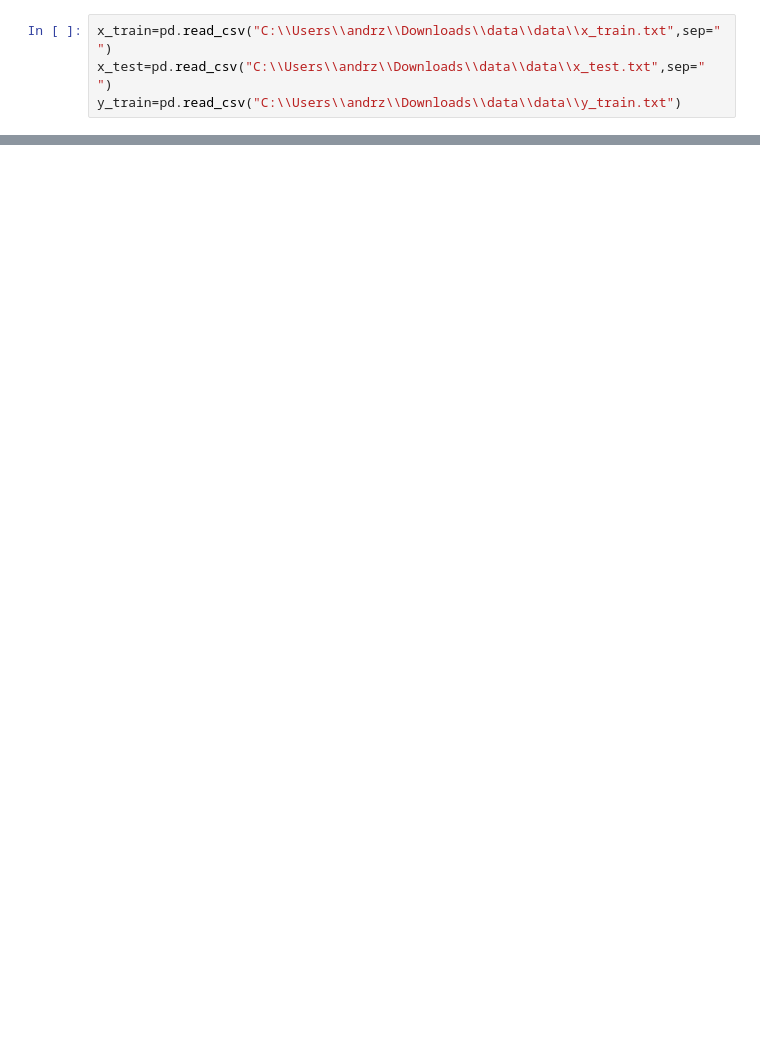
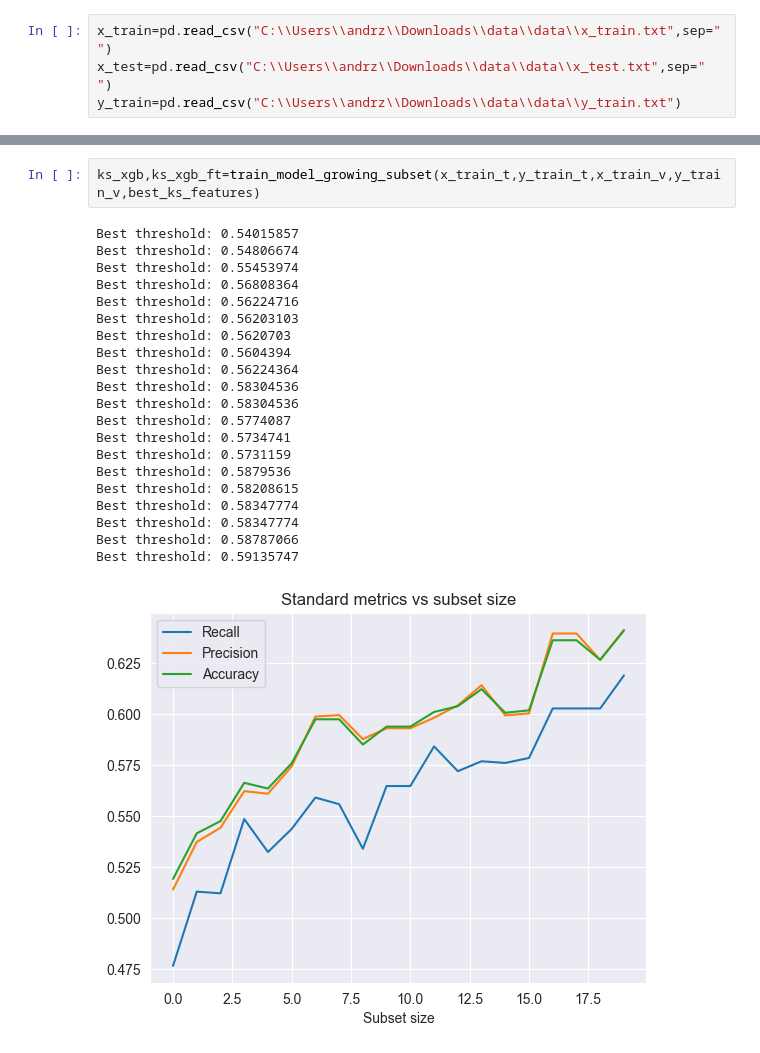
Before and after one commit to M-SZEWCZAK/-Cost-Sensitive-Predictive-Modeling, a Jupyter notebook: eda/structured_selection_runs.ipynb, the cells around one changed output, grey strips where cells are left out. Saved outputs shown, nothing was run; the diff lists cells and outputs as text; blank space fills up the shorter version.

```diff
--- a/eda/structured_selection_runs.ipynb
+++ b/eda/structured_selection_runs.ipynb
@@ -34,0 +121,24 @@ print(all_methods_included)
+# %%
+ks_xgb,ks_xgb_ft=train_model_growing_subset(x_train_t,y_train_t,x_train_v,y_train_v,best_ks_features)
+# %% [output]
+Best threshold: 0.54015857
+Best threshold: 0.54806674
+Best threshold: 0.55453974
+Best threshold: 0.56808364
+Best threshold: 0.56224716
+Best threshold: 0.56203103
+Best threshold: 0.5620703
+Best threshold: 0.5604394
+Best threshold: 0.56224364
+Best threshold: 0.58304536
+Best threshold: 0.58304536
+Best threshold: 0.5774087
+Best threshold: 0.5734741
+Best threshold: 0.5731159
+Best threshold: 0.5879536
+Best threshold: 0.58208615
+Best threshold: 0.58347774
+Best threshold: 0.58347774
+Best threshold: 0.58787066
+Best threshold: 0.59135747
+[figure, added]
```
Also changed, not shown: parts of 12 cells of this notebook, 2 other files.
